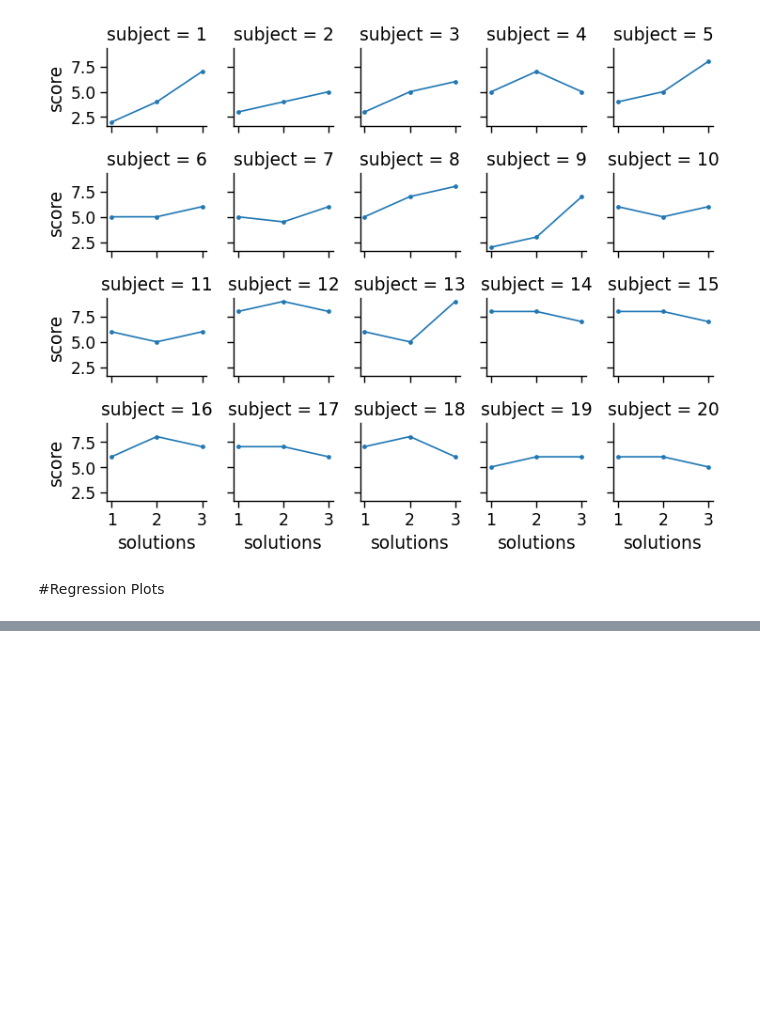
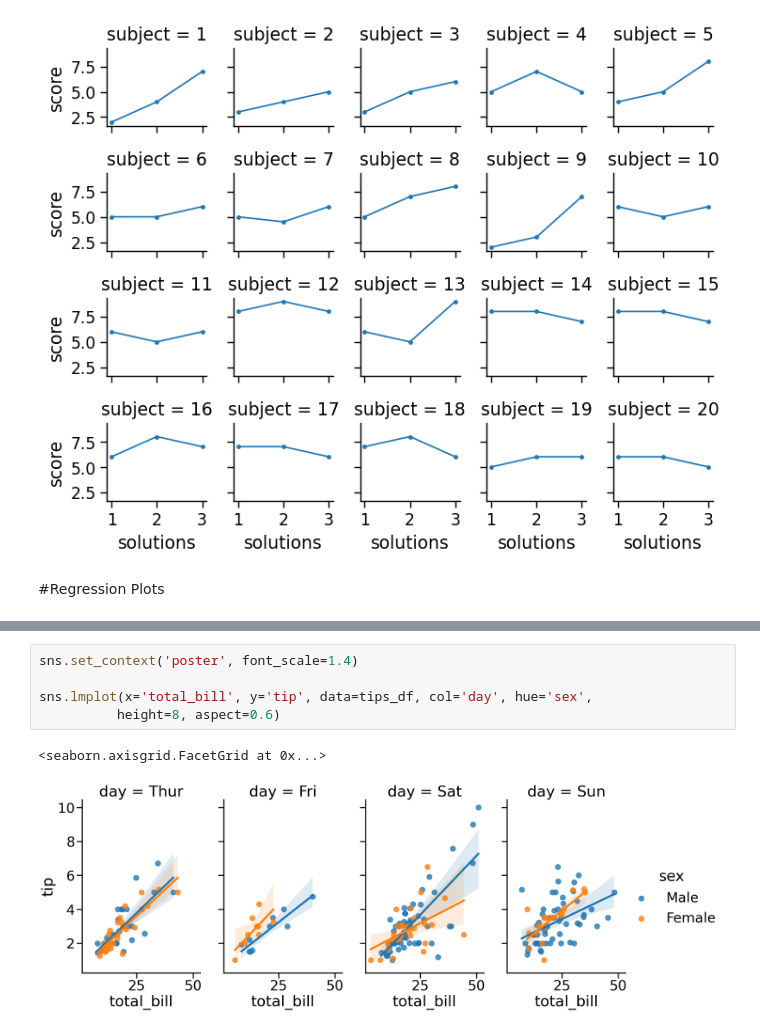
Before and after one commit to touhid0503/Seaborn, a Jupyter notebook: seaborn_12_02_26.ipynb, the cells around one changed output, grey strips where cells are left out. Cells and saved outputs as stored; diff of their text form; blank space fills up the shorter version.

```diff
--- a/seaborn_12_02_26.ipynb
+++ b/seaborn_12_02_26.ipynb
@@ -214,0 +254,8 @@ att_fg.map(plt.plot, 'solutions', 'score', marker='.')
+# %%
+sns.set_context('poster', font_scale=1.4)
+
+sns.lmplot(x='total_bill', y='tip', data=tips_df, col='day', hue='sex',
+          height=8, aspect=0.6)
+# %% [output]
+<seaborn.axisgrid.FacetGrid at 0x...>
+[figure, added]
```
Also changed, not shown: parts of 5 cells of this notebook.
